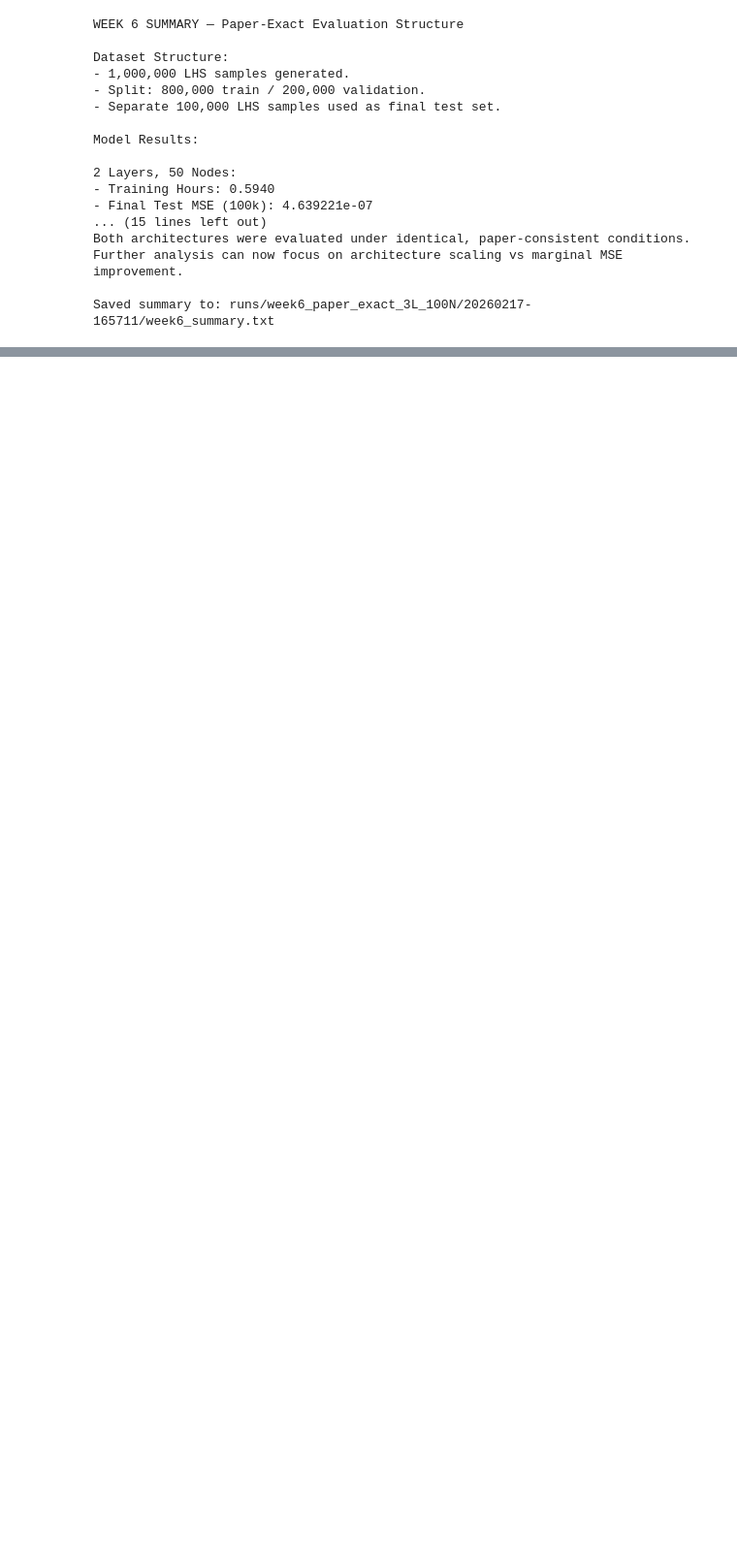
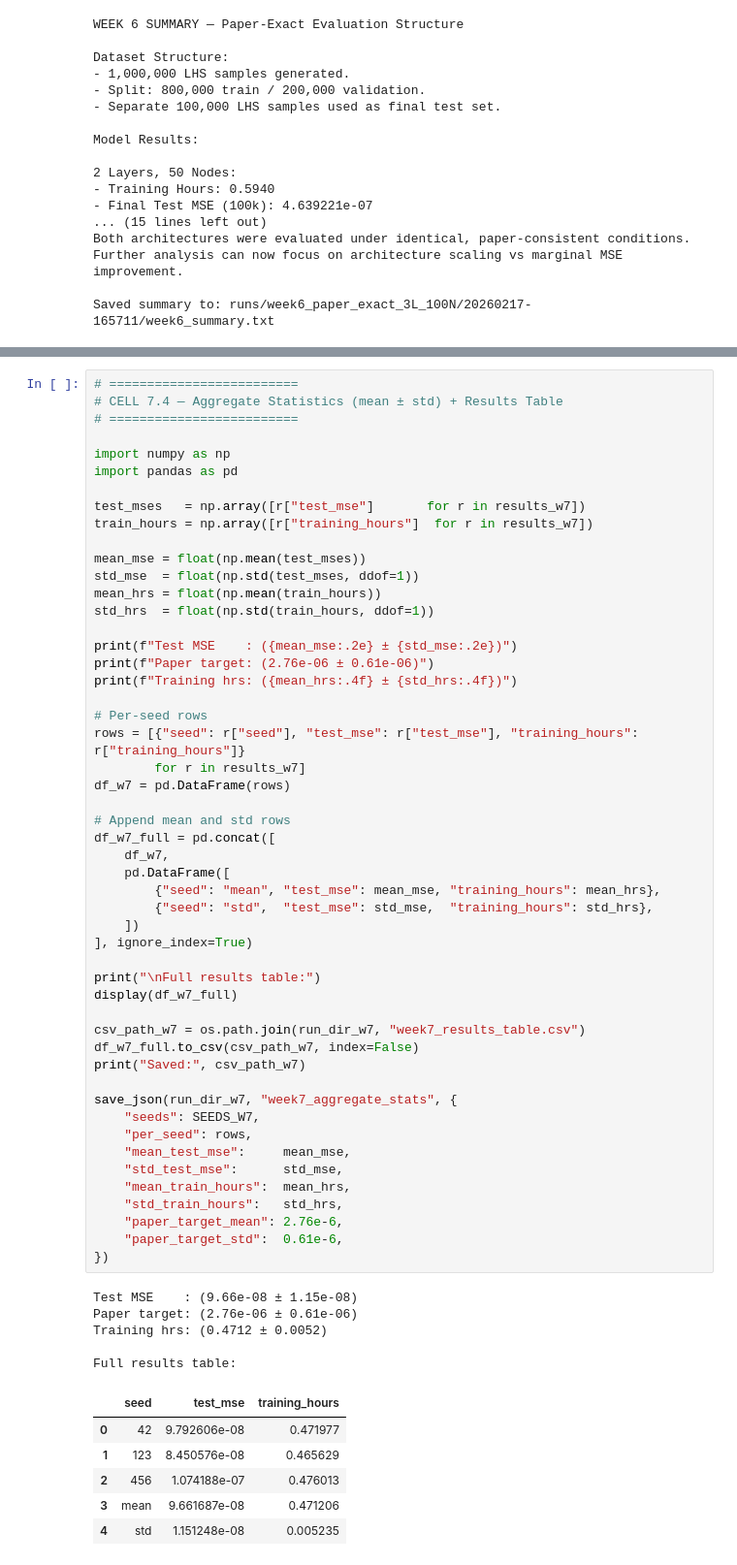
Before and after one commit to JosephOuyang/machine_learning_for_options_pricing_and_implied_volatility, a Jupyter notebook: notebooks/options_pricing_main.ipynb, the cells around one changed output, grey strips where cells are left out. Shown at 97% size. Cells and saved outputs as stored; diff of their text form; blank space fills up the shorter version.

```diff
--- a/notebooks/options_pricing_main.ipynb
+++ b/notebooks/options_pricing_main.ipynb
@@ -2617,0 +2861,63 @@ Saved summary to: runs/week6_paper_exact_3L_100N/20260217-165711/week6_summary.t
+# %%
+# =========================
+# CELL 7.4 — Aggregate Statistics (mean ± std) + Results Table
+# =========================
+
+import numpy as np
+import pandas as pd
+
+test_mses   = np.array([r["test_mse"]       for r in results_w7])
+train_hours = np.array([r["training_hours"]  for r in results_w7])
+
+mean_mse = float(np.mean(test_mses))
+std_mse  = float(np.std(test_mses, ddof=1))
+mean_hrs = float(np.mean(train_hours))
+std_hrs  = float(np.std(train_hours, ddof=1))
+
+print(f"Test MSE    : ({mean_mse:.2e} ± {std_mse:.2e})")
+print(f"Paper target: (2.76e-06 ± 0.61e-06)")
+print(f"Training hrs: ({mean_hrs:.4f} ± {std_hrs:.4f})")
+
+# Per-seed rows
+rows = [{"seed": r["seed"], "test_mse": r["test_mse"], "training_hours": r["training_hours"]}
+        for r in results_w7]
+df_w7 = pd.DataFrame(rows)
+
+# Append mean and std rows
+df_w7_full = pd.concat([
+    df_w7,
+    pd.DataFrame([
+        {"seed": "mean", "test_mse": mean_mse, "training_hours": mean_hrs},
+        {"seed": "std",  "test_mse": std_mse,  "training_hours": std_hrs},
+    ])
+], ignore_index=True)
+
+print("\nFull results table:")
+display(df_w7_full)
+
+csv_path_w7 = os.path.join(run_dir_w7, "week7_results_table.csv")
+df_w7_full.to_csv(csv_path_w7, index=False)
+print("Saved:", csv_path_w7)
+
+save_json(run_dir_w7, "week7_aggregate_stats", {
+    "seeds": SEEDS_W7,
+    "per_seed": rows,
+    "mean_test_mse":     mean_mse,
+    "std_test_mse":      std_mse,
+    "mean_train_hours":  mean_hrs,
+    "std_train_hours":   std_hrs,
+    "paper_target_mean": 2.76e-6,
+    "paper_target_std":  0.61e-6,
+})
+# %% [output]
+Test MSE    : (9.66e-08 ± 1.15e-08)
+Paper target: (2.76e-06 ± 0.61e-06)
+Training hrs: (0.4712 ± 0.0052)
+
+Full results table:
+|  | seed | test_mse | training_hours |
+| 0 | 42 | 9.792606e-08 | 0.471977 |
+| 1 | 123 | 8.450576e-08 | 0.465629 |
+| 2 | 456 | 1.074188e-07 | 0.476013 |
+| 3 | mean | 9.661687e-08 | 0.471206 |
+| 4 | std | 1.151248e-08 | 0.005235 |
```
Also changed, not shown: parts of 9 cells of this notebook.
